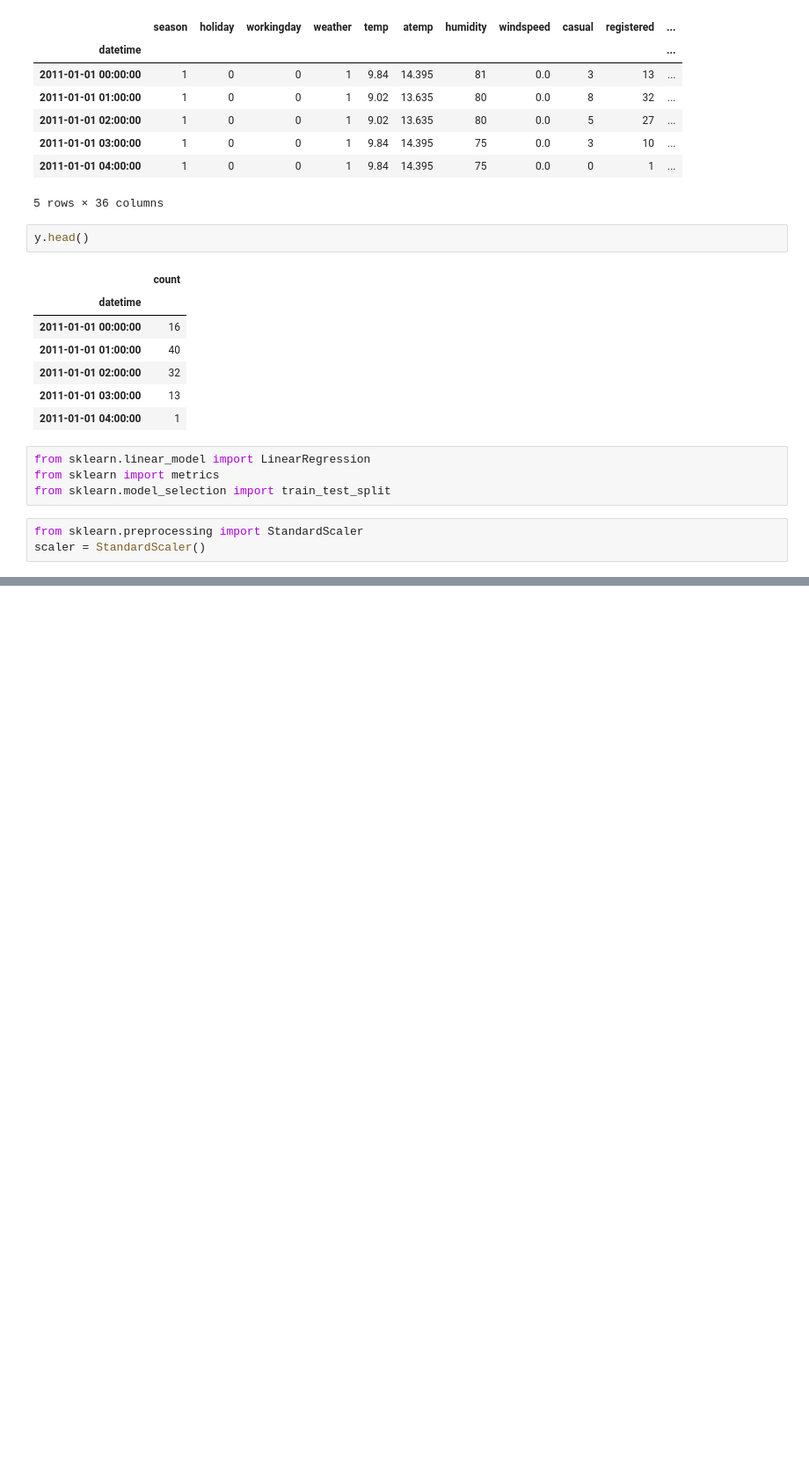
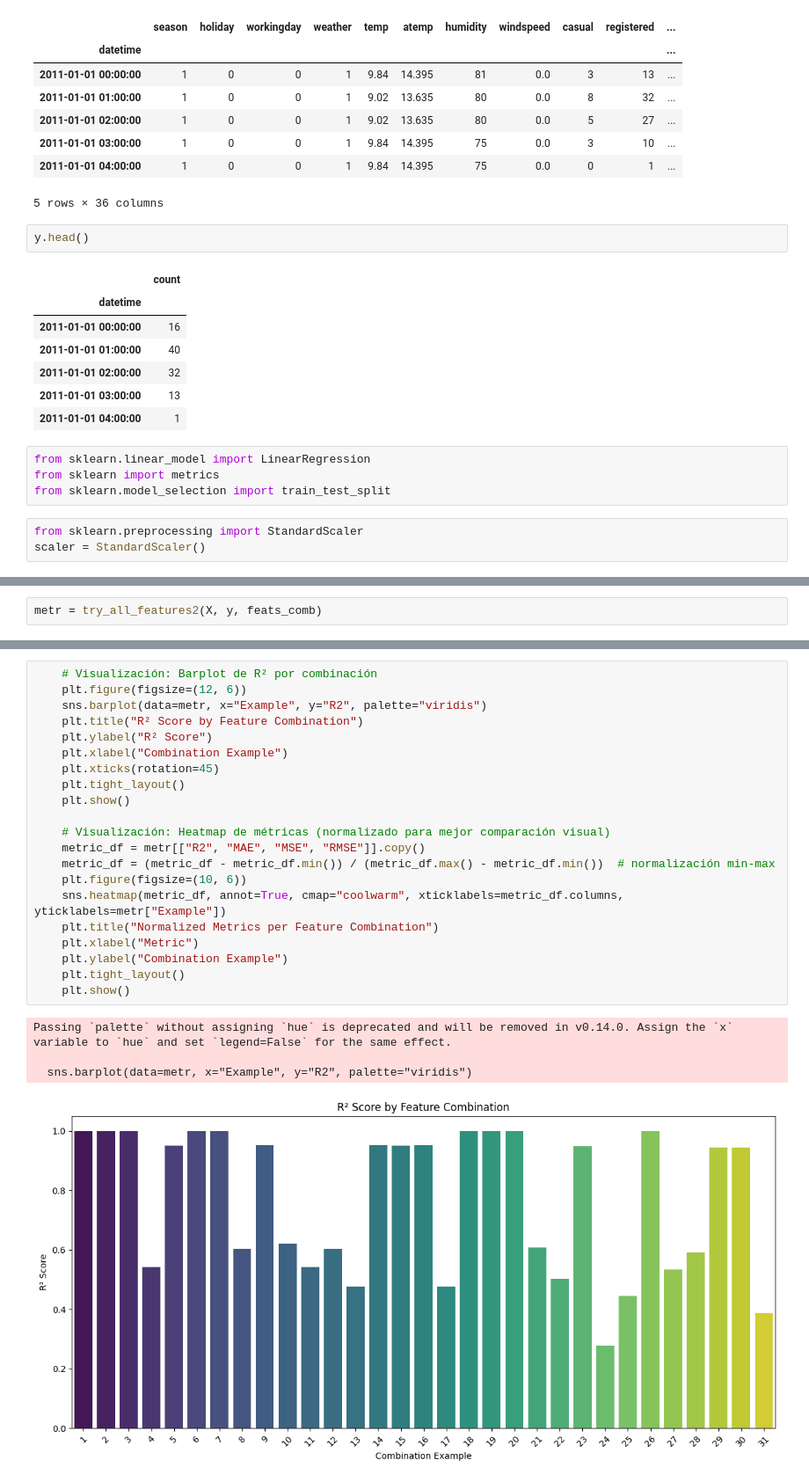
Before and after one commit to SurvilaDeveloper/modeladoAvanzadoEnML_DigitalHouse, a Jupyter notebook: MasPractica1_mi_solucion.ipynb, the cells around one changed output, grey strips where cells are left out. Shown: that part at 88% size. Cells and saved outputs as stored; diff of their text form; blank space fills up the shorter version.

Commit message:
Mejora en la función de generadora de modelos y otra mejorada con chatGPT

```diff
--- a/MasPractica1_mi_solucion.ipynb
+++ b/MasPractica1_mi_solucion.ipynb
@@ -377,0 +492,2 @@ Intercept:  [191.58474966]
+# %%
+metr = try_all_features2(X, y, feats_comb)
@@ -377,0 +512,26 @@ Intercept:  [191.58474966]
+# %%
+    # Visualización: Barplot de R² por combinación
+    plt.figure(figsize=(12, 6))
+    sns.barplot(data=metr, x="Example", y="R2", palette="viridis")
+    plt.title("R² Score by Feature Combination")
+    plt.ylabel("R² Score")
+    plt.xlabel("Combination Example")
+    plt.xticks(rotation=45)
+    plt.tight_layout()
+    plt.show()
+
+    # Visualización: Heatmap de métricas (normalizado para mejor comparación visual)
+    metric_df = metr[["R2", "MAE", "MSE", "RMSE"]].copy()
+    metric_df = (metric_df - metric_df.min()) / (metric_df.max() - metric_df.min())  # normalización min-max
+    plt.figure(figsize=(10, 6))
+    sns.heatmap(metric_df, annot=True, cmap="coolwarm", xticklabels=metric_df.columns, yticklabels=metr["Example"])
+    plt.title("Normalized Metrics per Feature Combination")
+    plt.xlabel("Metric")
+    plt.ylabel("Combination Example")
+    plt.tight_layout()
+    plt.show()
+# %% [output]
+Passing `palette` without assigning `hue` is deprecated and will be removed in v0.14.0. Assign the `x` variable to `hue` and set `legend=False` for the same effect.
+
+  sns.barplot(data=metr, x="Example", y="R2", palette="viridis")
+[figure, added]
```
Also changed, not shown: parts of 6 cells of this notebook.
